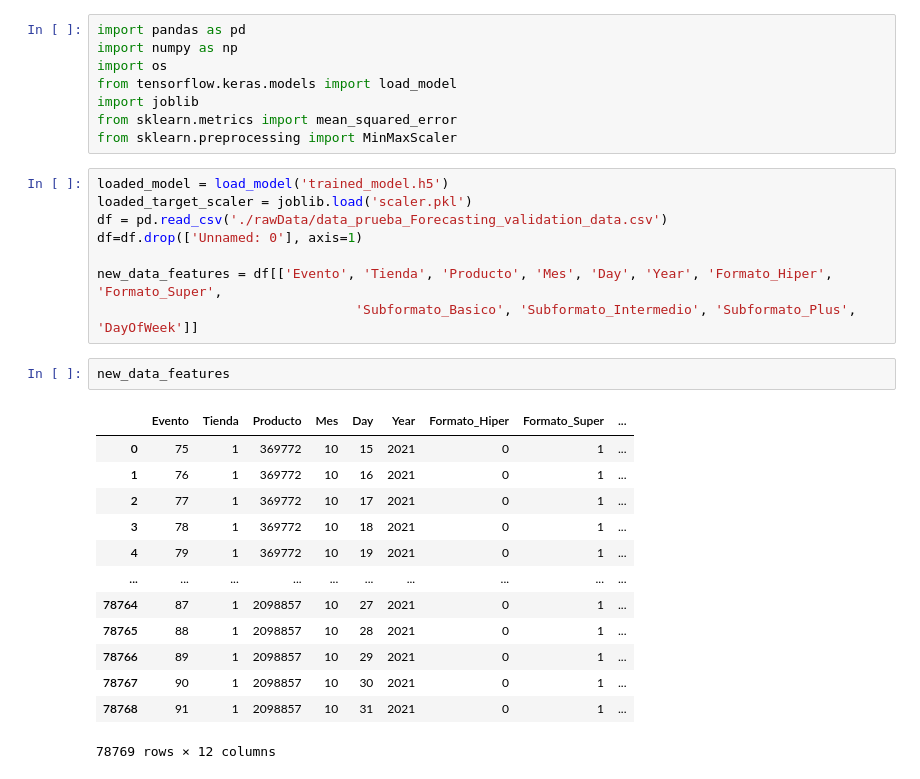
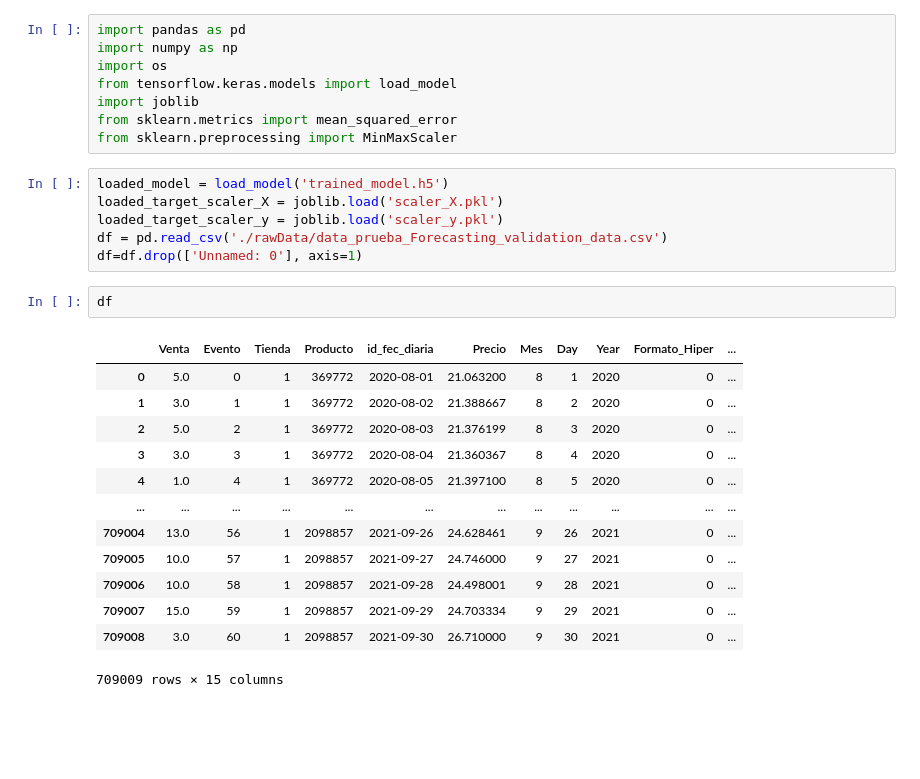
Before and after one commit to AlanMLCH/pythonDataScience, a Jupyter notebook: enkiForecasting/EvaluatingModel.ipynb, the cells around one changed output. Cells and saved outputs as stored; diff of their text form; blank space fills up the shorter version.

```diff
--- a/enkiForecasting/EvaluatingModel.ipynb
+++ b/enkiForecasting/EvaluatingModel.ipynb
@@ -8,28 +8,26 @@ from sklearn.metrics import mean_squared_error
 from sklearn.preprocessing import MinMaxScaler
 # %%
 loaded_model = load_model('trained_model.h5')
-loaded_target_scaler = joblib.load('scaler.pkl')
+loaded_target_scaler_X = joblib.load('scaler_X.pkl')
+loaded_target_scaler_y = joblib.load('scaler_y.pkl')
 df = pd.read_csv('./rawData/data_prueba_Forecasting_validation_data.csv')
 df=df.drop(['Unnamed: 0'], axis=1)
-
-new_data_features = df[['Evento', 'Tienda', 'Producto', 'Mes', 'Day', 'Year', 'Formato_Hiper', 'Formato_Super',
-                                 'Subformato_Basico', 'Subformato_Intermedio', 'Subformato_Plus', 'DayOfWeek']]
-# %%
-new_data_features
-# %% [output]
-|  | Evento | Tienda | Producto | Mes | Day | Year | Formato_Hiper | Formato_Super | ... |
-| 0 | 75 | 1 | 369772 | 10 | 15 | 2021 | 0 | 1 | ... |
-| 1 | 76 | 1 | 369772 | 10 | 16 | 2021 | 0 | 1 | ... |
-| 2 | 77 | 1 | 369772 | 10 | 17 | 2021 | 0 | 1 | ... |
-| 3 | 78 | 1 | 369772 | 10 | 18 | 2021 | 0 | 1 | ... |
-| 4 | 79 | 1 | 369772 | 10 | 19 | 2021 | 0 | 1 | ... |
-| ... | ... | ... | ... | ... | ... | ... | ... | ... | ... |
-| 78764 | 87 | 1 | 2098857 | 10 | 27 | 2021 | 0 | 1 | ... |
-| 78765 | 88 | 1 | 2098857 | 10 | 28 | 2021 | 0 | 1 | ... |
-| 78766 | 89 | 1 | 2098857 | 10 | 29 | 2021 | 0 | 1 | ... |
-| 78767 | 90 | 1 | 2098857 | 10 | 30 | 2021 | 0 | 1 | ... |
-| 78768 | 91 | 1 | 2098857 | 10 | 31 | 2021 | 0 | 1 | ... |
-78769 rows × 12 columns
+# %%
+df
+# %% [output]
+|  | Venta | Evento | Tienda | Producto | id_fec_diaria | Precio | Mes | Day | Year | Formato_Hiper | ... |
+| 0 | 5.0 | 0 | 1 | 369772 | 2020-08-01 | 21.063200 | 8 | 1 | 2020 | 0 | ... |
+| 1 | 3.0 | 1 | 1 | 369772 | 2020-08-02 | 21.388667 | 8 | 2 | 2020 | 0 | ... |
+| 2 | 5.0 | 2 | 1 | 369772 | 2020-08-03 | 21.376199 | 8 | 3 | 2020 | 0 | ... |
+| 3 | 3.0 | 3 | 1 | 369772 | 2020-08-04 | 21.360367 | 8 | 4 | 2020 | 0 | ... |
+| 4 | 1.0 | 4 | 1 | 369772 | 2020-08-05 | 21.397100 | 8 | 5 | 2020 | 0 | ... |
+| ... | ... | ... | ... | ... | ... | ... | ... | ... | ... | ... | ... |
+| 709004 | 13.0 | 56 | 1 | 2098857 | 2021-09-26 | 24.628461 | 9 | 26 | 2021 | 0 | ... |
+| 709005 | 10.0 | 57 | 1 | 2098857 | 2021-09-27 | 24.746000 | 9 | 27 | 2021 | 0 | ... |
+| 709006 | 10.0 | 58 | 1 | 2098857 | 2021-09-28 | 24.498001 | 9 | 28 | 2021 | 0 | ... |
+| 709007 | 15.0 | 59 | 1 | 2098857 | 2021-09-29 | 24.703334 | 9 | 29 | 2021 | 0 | ... |
+| 709008 | 3.0 | 60 | 1 | 2098857 | 2021-09-30 | 26.710000 | 9 | 30 | 2021 | 0 | ... |
+709009 rows × 15 columns
 # %%
 loaded_model.summary()
 # %% [output]
```
Also changed, not shown: parts of 3 cells of this notebook, 5 other files.
